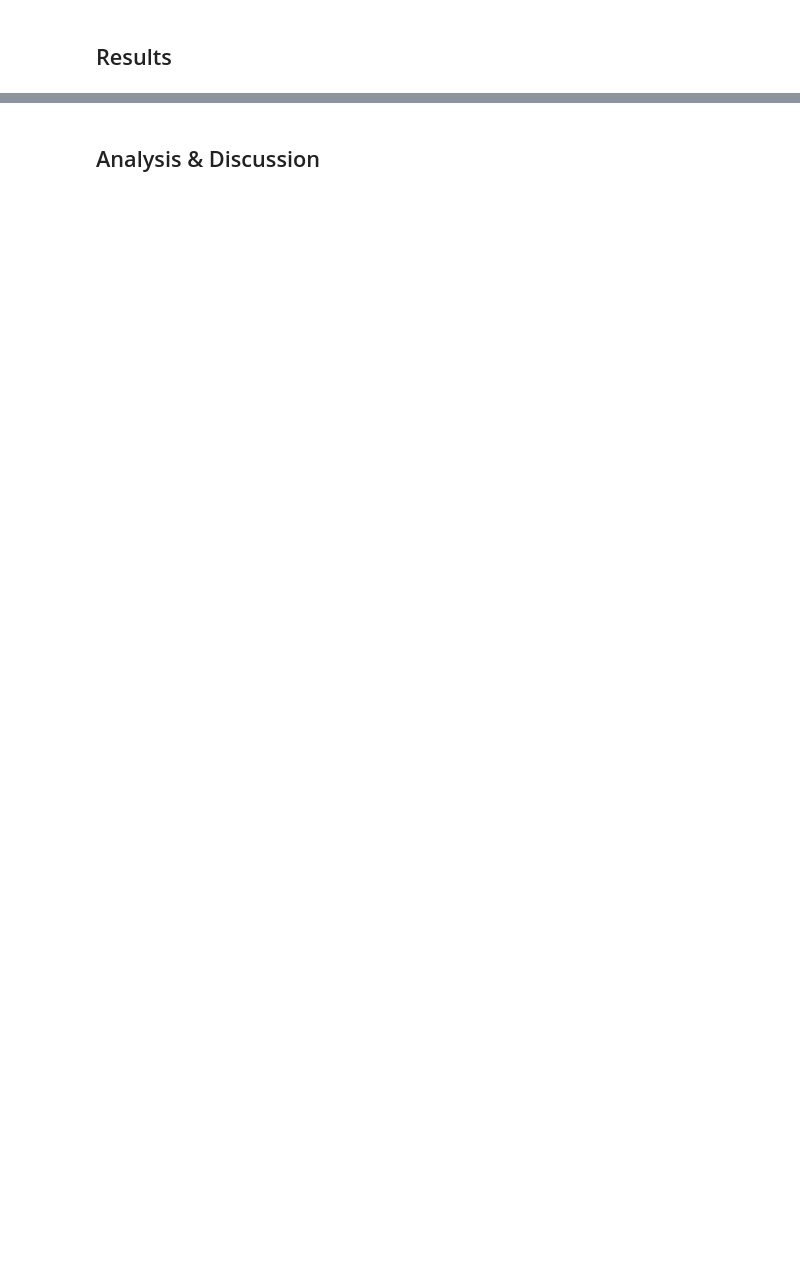
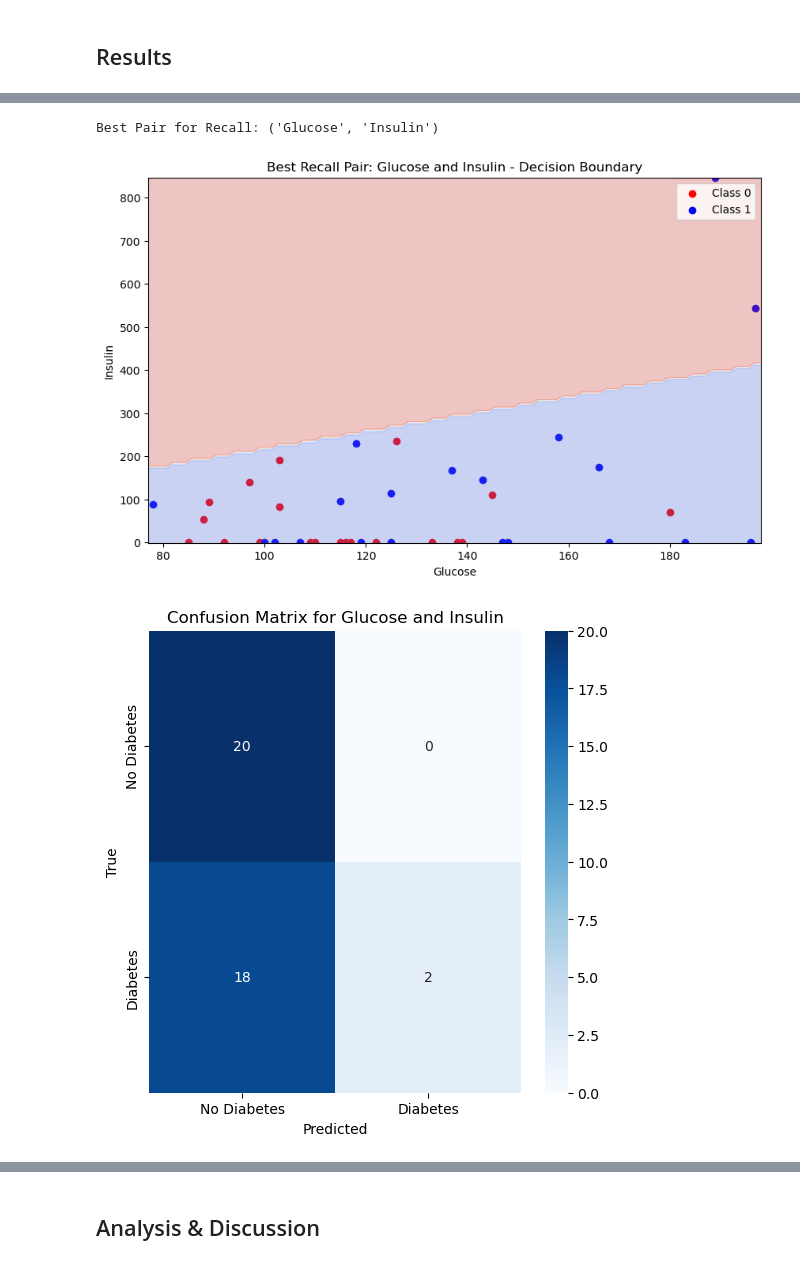
Before and after one commit to arr11-rice/cmor-438-project, a Jupyter notebook: 1. Supervised Learning/1. Perceptron/perceptron.ipynb, the cells around one changed output, grey strips where cells are left out. Drawn from its saved outputs; the diff is of its cells as text; code cells hidden in the pictures; blank space fills up the shorter version.

```diff
--- a/1. Supervised Learning/1. Perceptron/perceptron.ipynb
+++ b/1. Supervised Learning/1. Perceptron/perceptron.ipynb
@@ -28,0 +253,11 @@ print(df.head())
+# %%
+# Plot the decision boundary and confusion matrix for the best recall pair
+print(f"Best Pair for Recall: {best_recall_pair}")
+X_scaled, y_scaled = filtering(best_recall_pair[0], best_recall_pair[1], df)
+perceptron = Perceptron(input_dim=2, learning_rate=0.1)
+perceptron.fit(X_scaled, y_scaled)
+plot_decision_boundary_and_confusion_matrix(X_scaled, y_scaled, perceptron, best_recall_pair, 'Recall')
+# %% [output]
+Best Pair for Recall: ('Glucose', 'Insulin')
+[figure, added]
+[figure, added]
```
Also changed, not shown: parts of 22 cells of this notebook, 3 other files.
